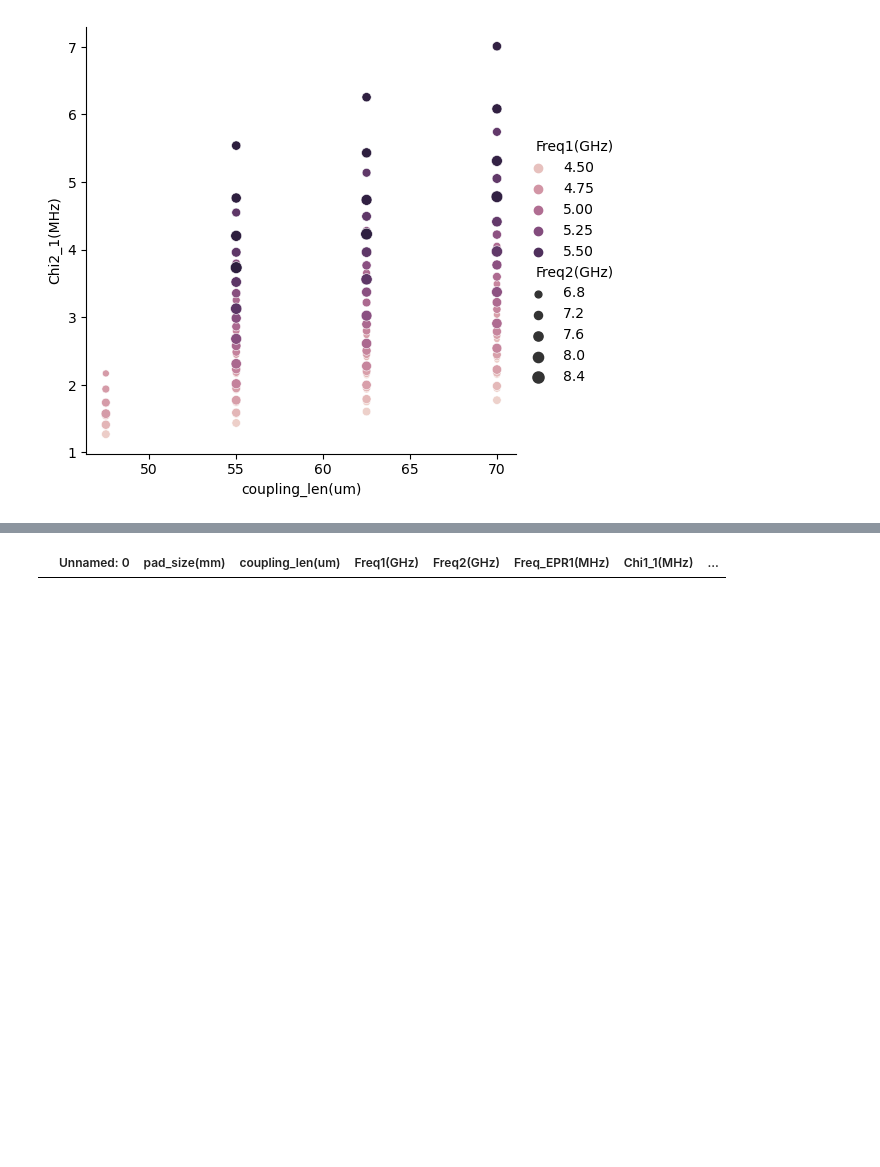
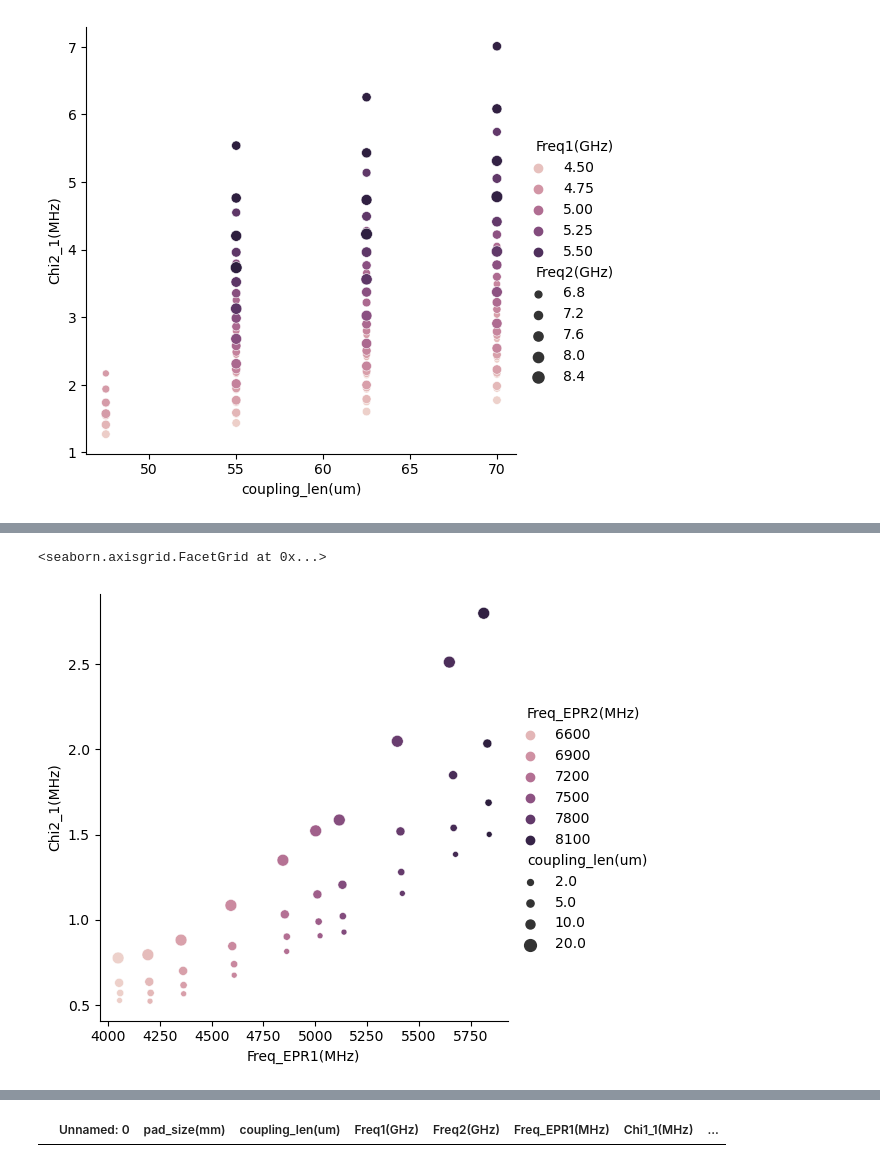
Before and after one commit to Wendywanw/Wendy-qiskit-code, a Jupyter notebook: data/qb_cpw_data_analysis.ipynb, the cells around one changed output, grey strips where cells are left out. Drawn from its saved outputs; the diff is of its cells as text; code cells hidden in the pictures; blank space fills up the shorter version.

```diff
--- a/data/qb_cpw_data_analysis.ipynb
+++ b/data/qb_cpw_data_analysis.ipynb
@@ -272,0 +358,8 @@ sns.relplot(data = data_f, size = 'coupling_len(um)', hue = 'Chi2_1(MHz)', x = '
+# %%
+d = pd.read_csv('/Users/wendy/Desktop/Wendy-qiskit-code/data/CPW_QB_freq_only_0327_2.csv')
+# d = d.sort_values(by=['coupling_len(um)'], ascending=False)
+# d = d[d['Freq_EPR1(MHz)']>5200]
+sns.relplot(data = d, size = 'coupling_len(um)', y = 'Chi2_1(MHz)', x = 'Freq_EPR1(MHz)', hue = 'Freq_EPR2(MHz)')
+# %% [output]
+<seaborn.axisgrid.FacetGrid at 0x...>
+[figure, added]
```
Also changed, not shown: parts of 18 cells of this notebook, 8 other files.
